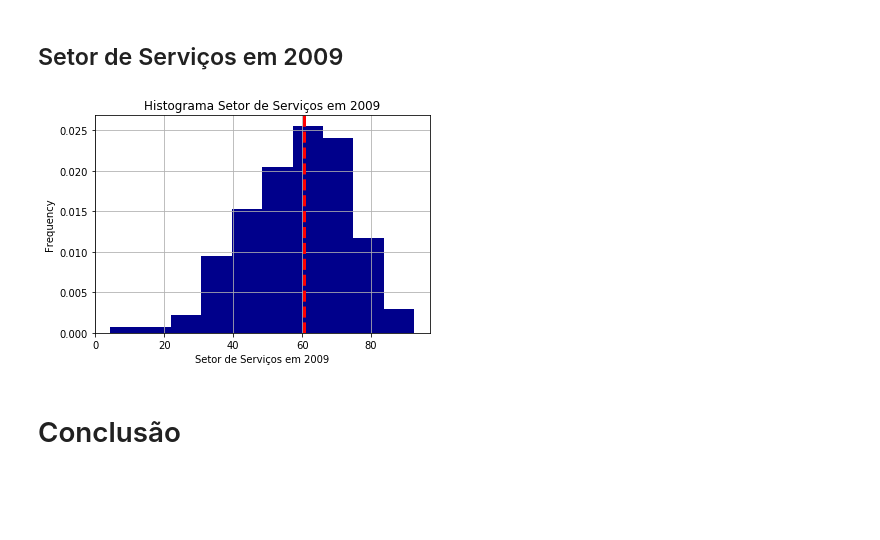
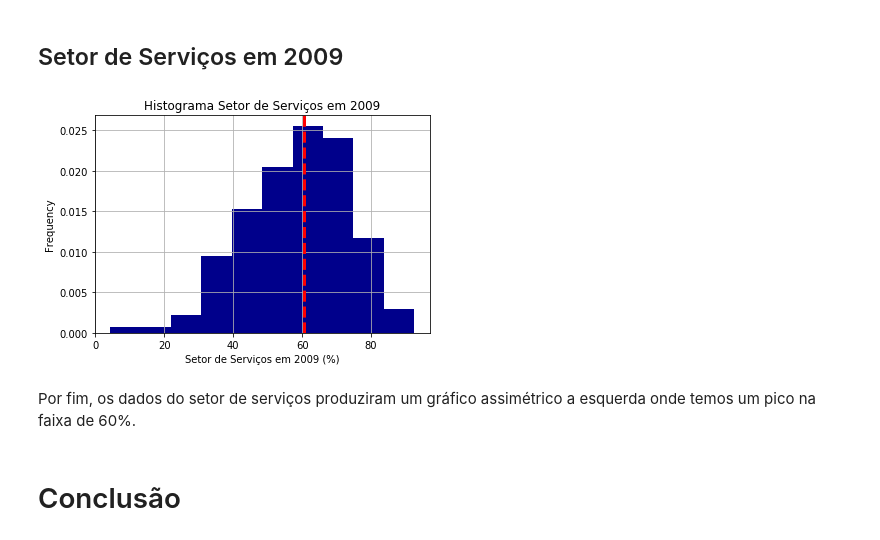
Before and after one commit to gabrielmf1/Analyze_Project, a Jupyter notebook: Projeto_Entrega1/Projeto1.ipynb, the cells around one changed output. Cells and saved outputs as stored; diff of their text form; code cells hidden in the pictures; blank space fills up the shorter version.

```diff
--- a/Projeto_Entrega1/Projeto1.ipynb
+++ b/Projeto_Entrega1/Projeto1.ipynb
@@ -218,10 +218,10 @@ O gráfico acima nos mostra que a população está bem distribuída, com uma fr
 # %%
 S["Setor de Serviços em 2009 (%)"].plot.hist(density = True, color = 'darkblue')
 S["Setor de Serviços em 2009 (%)"].describe()
 plt.axvline(S['Setor de Serviços em 2009 (%)'].median(), color= 'r', linestyle= 'dashed', linewidth= 3)
 plt.title("Histograma Setor de Serviços em 2009")
-plt.xlabel("Setor de Serviços em 2009")
+plt.xlabel("Setor de Serviços em 2009 (%)")
 plt.grid()
 plt.show()
 # %% [output]
-[figure, old version]
+[figure, new version]
@@ -230,3 +228,5 @@ simetrico
+# %% [markdown]
+Por fim, os dados do setor de serviços produziram um gráfico assimétrico a esquerda onde temos um pico na faixa de 60%.
 # %% [markdown]
 # Conclusão
 # %% [markdown]
```
Also changed, not shown: parts of 6 cells of this notebook, 1 other file.
